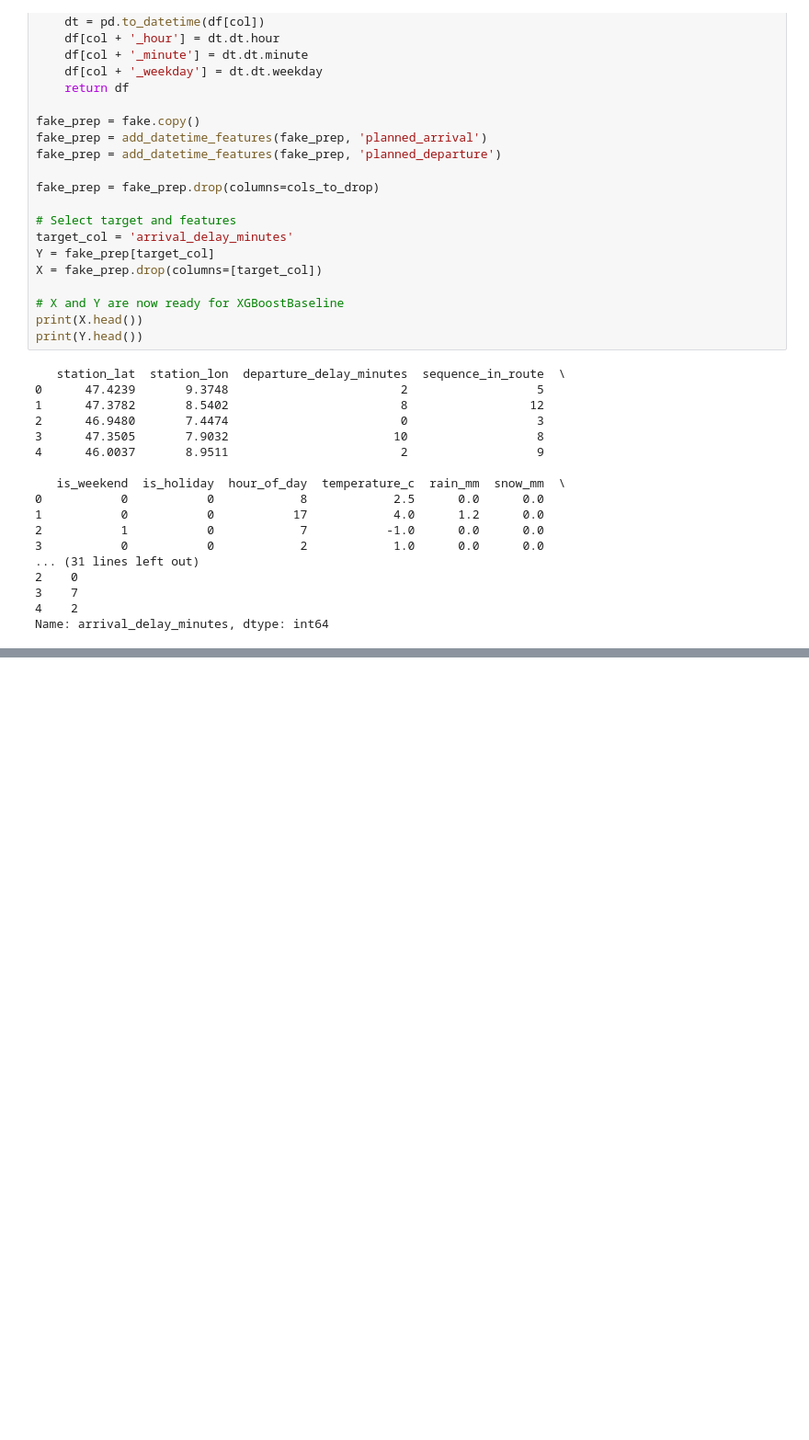
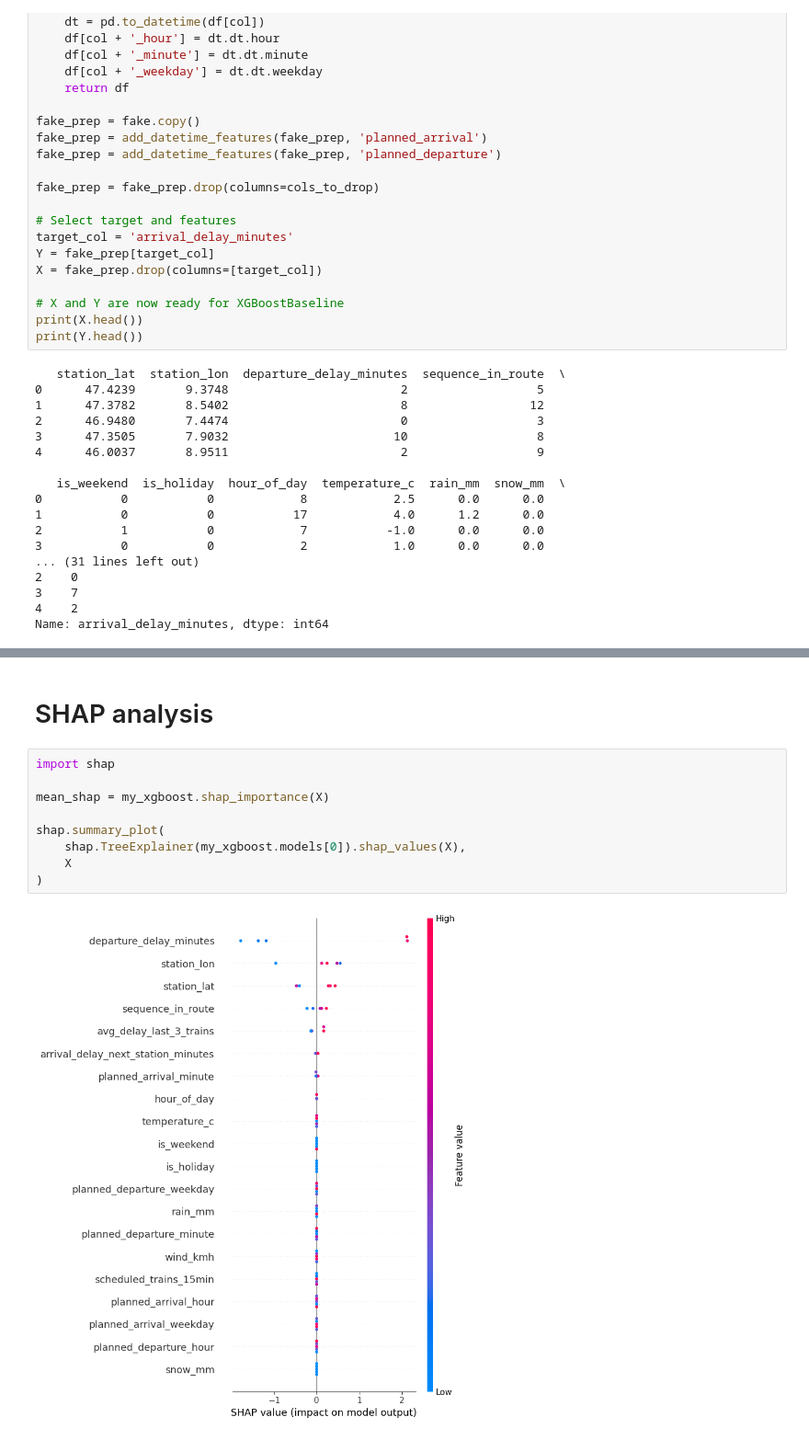
Before and after one commit to CarloRobbiani/master_thesis_SBB, a Jupyter notebook: baseline_models/fake_xgboost.ipynb, the cells around one changed output, grey strips where cells are left out. Shown at 92% size. Drawn from its saved outputs; the diff is of its cells as text; blank space fills up the shorter version.

```diff
--- a/baseline_models/fake_xgboost.ipynb
+++ b/baseline_models/fake_xgboost.ipynb
@@ -148,0 +242,13 @@ print(prediction)
+# %% [markdown]
+# SHAP analysis
+# %%
+import shap
+
+mean_shap = my_xgboost.shap_importance(X)
+
+shap.summary_plot(
+    shap.TreeExplainer(my_xgboost.models[0]).shap_values(X),
+    X
+)
+# %% [output]
+[figure, added]
```
Also changed, not shown: parts of 5 cells of this notebook.
